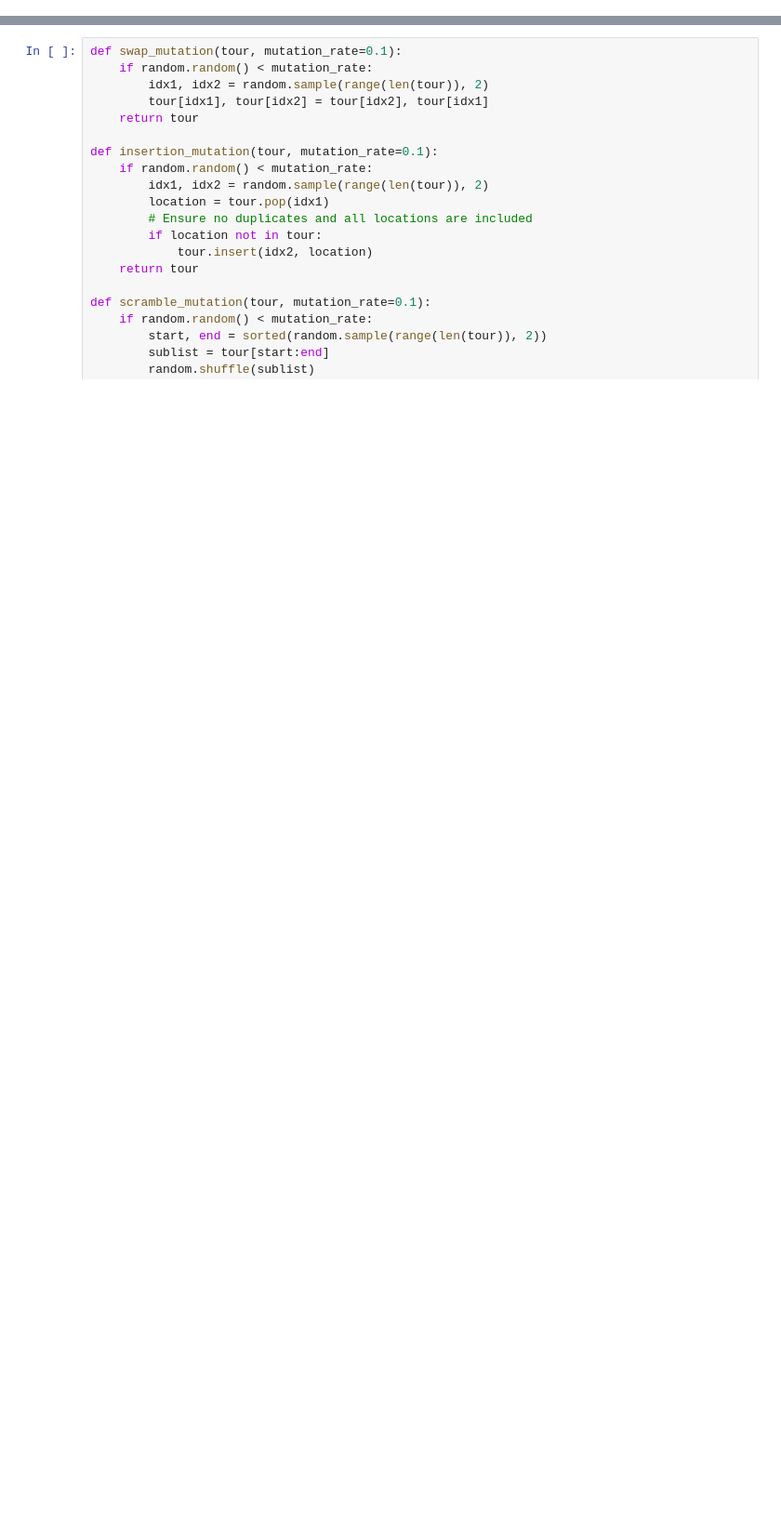
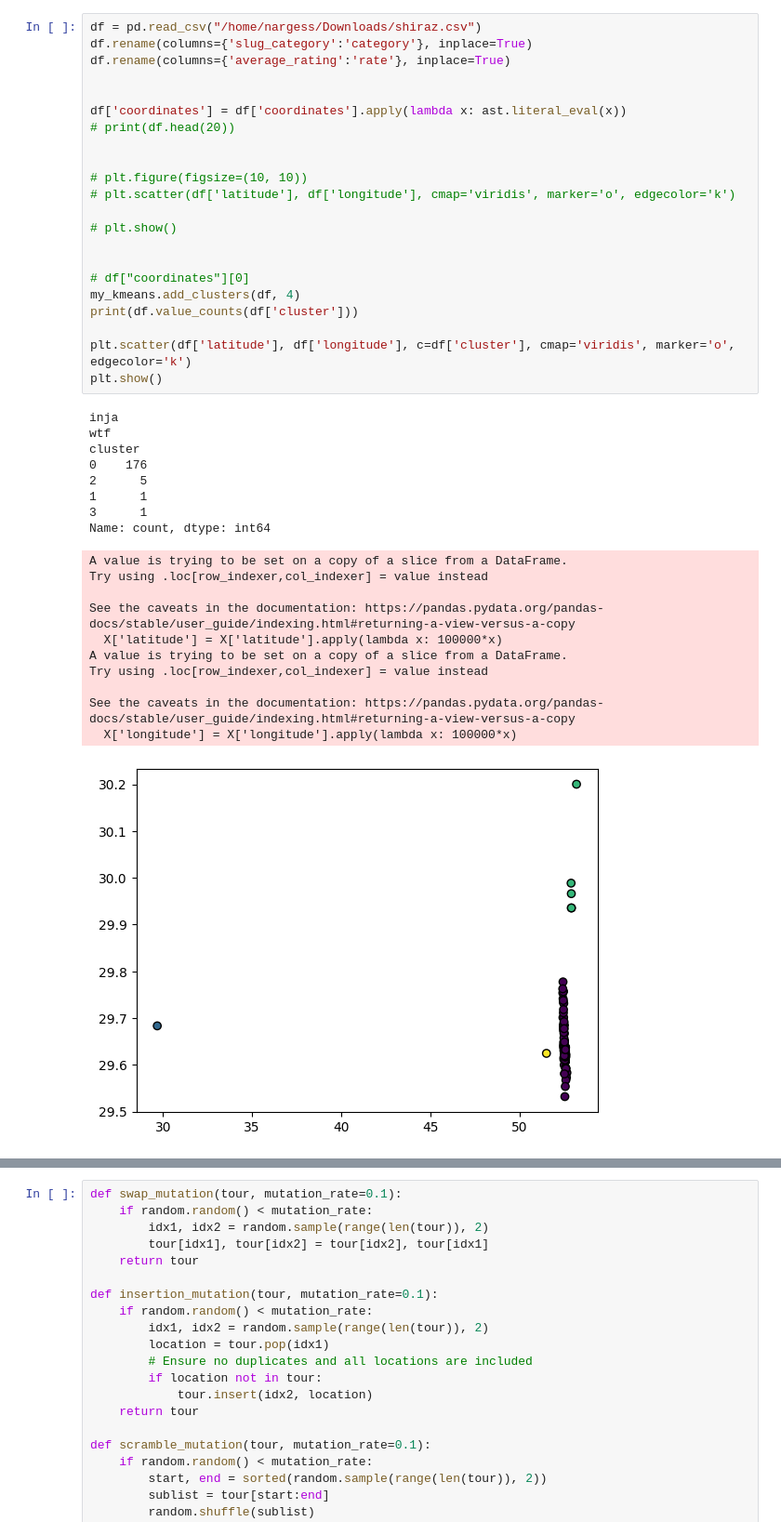
Before and after one commit to Nargess-Seifi/GA---K-means-for-TOP-, a Jupyter notebook: main.ipynb, the cells around one changed output, grey strips where cells are left out. Shown at 93% size. Saved outputs shown, nothing was run; the diff lists cells and outputs as text; blank space fills up the shorter version.

Commit message:
clustering initiated

```diff
--- a/main.ipynb
+++ b/main.ipynb
@@ -56,3 +12,45 @@ df.head(10)
+# %%
+df = pd.read_csv("/home/nargess/Downloads/shiraz.csv")
+df.rename(columns={'slug_category':'category'}, inplace=True)
+df.rename(columns={'average_rating':'rate'}, inplace=True)
+
+
+df['coordinates'] = df['coordinates'].apply(lambda x: ast.literal_eval(x))
+# print(df.head(20))
+
+
+# plt.figure(figsize=(10, 10))
+# plt.scatter(df['latitude'], df['longitude'], cmap='viridis', marker='o', edgecolor='k')
+
+# plt.show()
+
+
+# df["coordinates"][0]
+my_kmeans.add_clusters(df, 4)
+print(df.value_counts(df['cluster']))
+
+plt.scatter(df['latitude'], df['longitude'], c=df['cluster'], cmap='viridis', marker='o', edgecolor='k')
+plt.show()
+# %% [output]
+inja
+wtf
+cluster
+0    176
+2      5
+1      1
+3      1
+Name: count, dtype: int64
+A value is trying to be set on a copy of a slice from a DataFrame.
+Try using .loc[row_indexer,col_indexer] = value instead
+
+See the caveats in the documentation: https://pandas.pydata.org/pandas-docs/stable/user_guide/indexing.html#returning-a-view-versus-a-copy
+  X['latitude'] = X['latitude'].apply(lambda x: 100000*x)
+A value is trying to be set on a copy of a slice from a DataFrame.
+Try using .loc[row_indexer,col_indexer] = value instead
+
+See the caveats in the documentation: https://pandas.pydata.org/pandas-docs/stable/user_guide/indexing.html#returning-a-view-versus-a-copy
+  X['longitude'] = X['longitude'].apply(lambda x: 100000*x)
+[figure, added]
 # %%
 def vlox_crossover(parent1, parent2):
     # Get lengths of the parents
```
Also changed, not shown: parts of 7 cells of this notebook, 1 other file.
